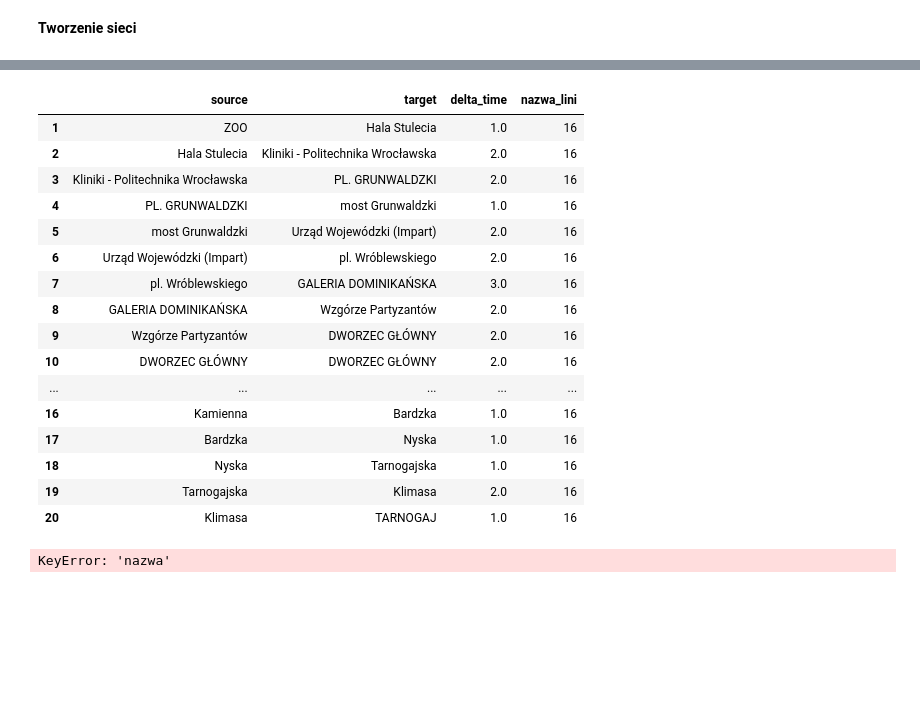
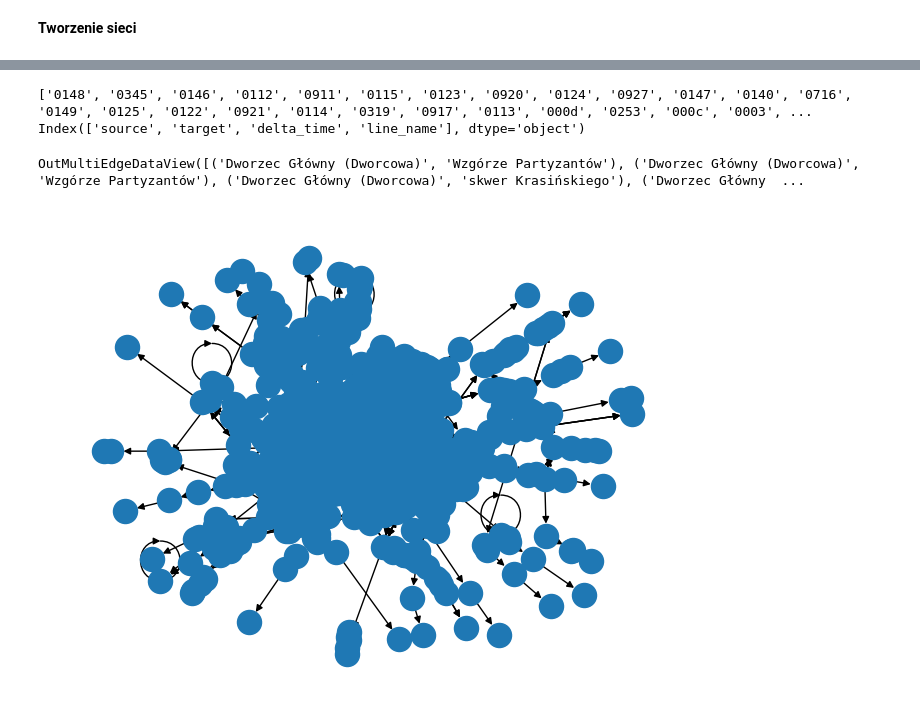
Before and after one commit to gry-mar/mpk-proj, a Jupyter notebook: Projekt.ipynb, the cells around one changed output, grey strips where cells are left out. Drawn from its saved outputs; the diff is of its cells as text; code cells hidden in the pictures; blank space fills up the shorter version.

```diff
--- a/Projekt.ipynb
+++ b/Projekt.ipynb
@@ -70,22 +8,0 @@ df = df.drop(['nazwa','czas'], axis=1)
-# %%
-nazwa_lini = 16
-df['nazwa_lini'] = nazwa_lini
-df
-# %% [output]
-|  | source | target | delta_time | nazwa_lini |
-| 1 | ZOO | Hala Stulecia | 1.0 | 16 |
-| 2 | Hala Stulecia | Kliniki - Politechnika Wrocławska | 2.0 | 16 |
-| 3 | Kliniki - Politechnika Wrocławska | PL. GRUNWALDZKI | 2.0 | 16 |
-| 4 | PL. GRUNWALDZKI | most Grunwaldzki | 1.0 | 16 |
-| 5 | most Grunwaldzki | Urząd Wojewódzki (Impart) | 2.0 | 16 |
-| 6 | Urząd Wojewódzki (Impart) | pl. Wróblewskiego | 2.0 | 16 |
-| 7 | pl. Wróblewskiego | GALERIA DOMINIKAŃSKA | 3.0 | 16 |
-| 8 | GALERIA DOMINIKAŃSKA | Wzgórze Partyzantów | 2.0 | 16 |
-| 9 | Wzgórze Partyzantów | DWORZEC GŁÓWNY | 2.0 | 16 |
-| 10 | DWORZEC GŁÓWNY | DWORZEC GŁÓWNY | 2.0 | 16 |
-| ... | ... | ... | ... | ... |
-| 16 | Kamienna | Bardzka | 1.0 | 16 |
-| 17 | Bardzka | Nyska | 1.0 | 16 |
-| 18 | Nyska | Tarnogajska | 1.0 | 16 |
-| 19 | Tarnogajska | Klimasa | 2.0 | 16 |
-| 20 | Klimasa | TARNOGAJ | 1.0 | 16 |
@@ -92,10 +38,30 @@ df
+# %%
+import os
+line_names = []
+for path, subdirs, files in os.walk("data"):
+    for name in files:
+        line_names.append(name[:4])
+
+print(line_names)
+
+df = create_graph_from(line_names)
+print(df.columns)
+# %% [output]
+['0148', '0345', '0146', '0112', '0911', '0115', '0123', '0920', '0124', '0927', '0147', '0140', '0716', '0149', '0125', '0122', '0921', '0114', '0319', '0917', '0113', '000d', '0253', '000c', '0003', ...
+Index(['source', 'target', 'delta_time', 'line_name'], dtype='object')
 # %%
-G = nx.MultiDiGraph()
+mpk_graph = nx.from_pandas_edgelist(df, 'source', 'target', edge_attr=['delta_time', 'line_name'], create_using=nx.MultiDiGraph())
 
-for i in range(len(df)-1):
-    G.add_edge(df['nazwa'][i], df['nazwa'][i+1])
-print(G)
+mpk_graph.edges()
+
+# for i in range(len(df)-1):
+#     G.add_edge(df['nazwa'][i], df['nazwa'][i+1])
+# print(G)
 # wyświetl informacje o grafie
 #print(nx.info(G))
 # %% [output]
-KeyError: 'nazwa'
+OutMultiEdgeDataView([('Dworzec Główny (Dworcowa)', 'Wzgórze Partyzantów'), ('Dworzec Główny (Dworcowa)', 'Wzgórze Partyzantów'), ('Dworzec Główny (Dworcowa)', 'skwer Krasińskiego'), ('Dworzec Główny  ...
+# %%
+nx.draw(mpk_graph) # no troche do dupy to wygląda póki co ale chyba działa
+# %% [output]
+[figure, added]
```
Also changed, not shown: parts of 5 cells of this notebook.
